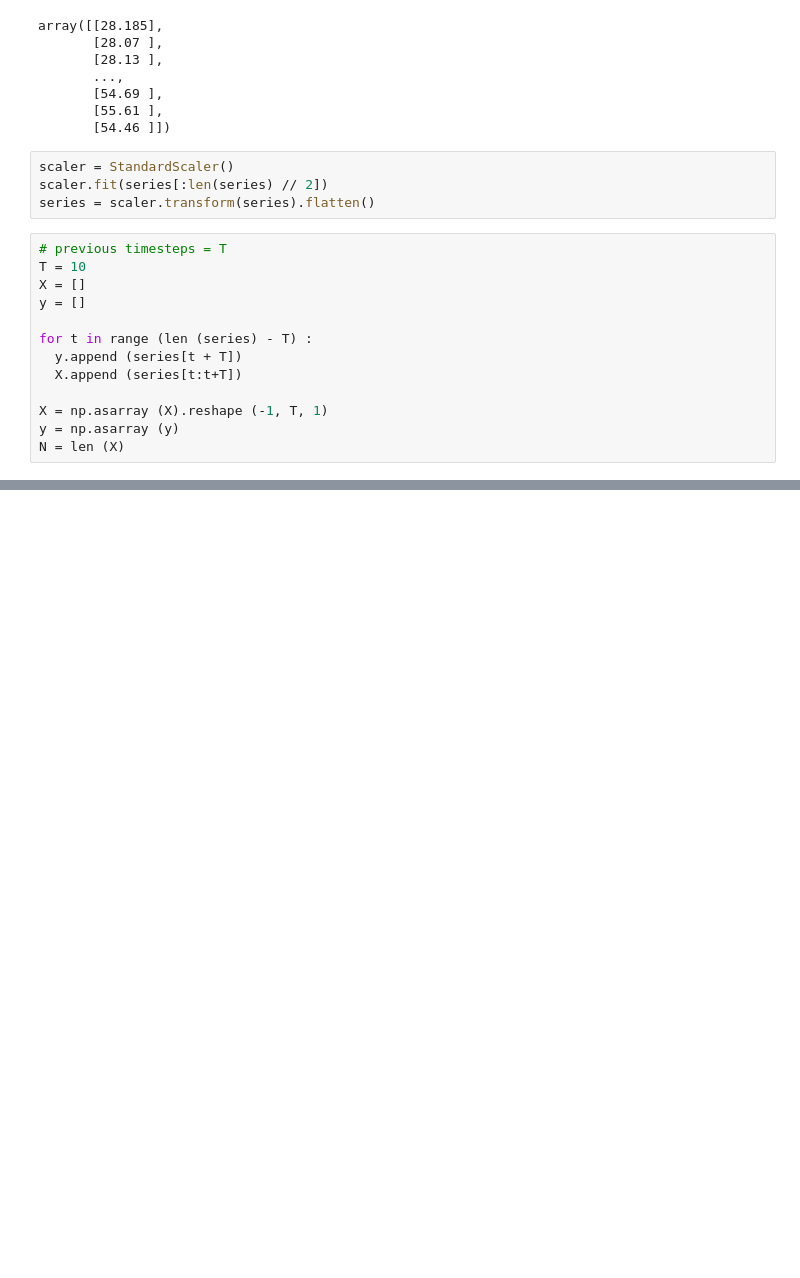
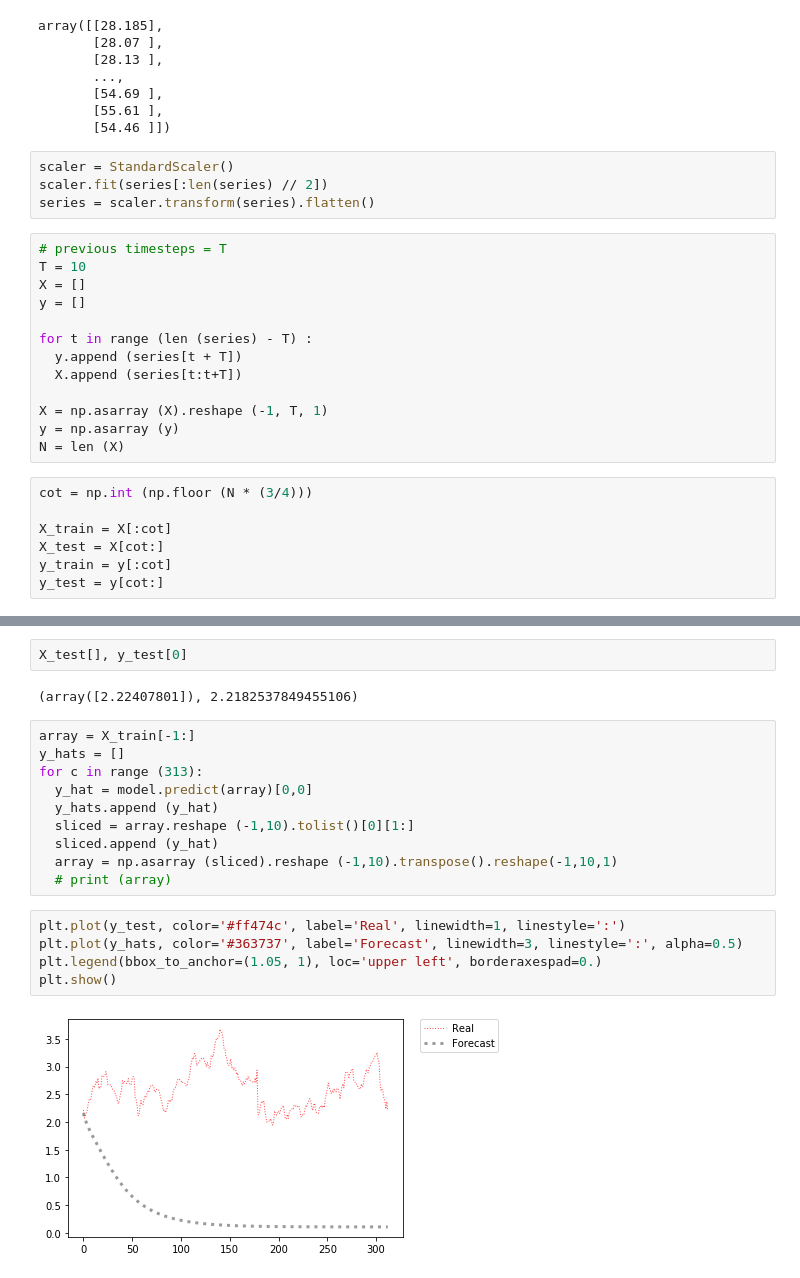
Before and after one commit to LeonVillanueva/CoLab, a Jupyter notebook: Google_CoLab_LSTM_Stocks_Udemy.ipynb, the cells around one changed output, grey strips where cells are left out. Cells and saved outputs as stored; diff of their text form; blank space fills up the shorter version.

```diff
--- a/Google_CoLab_LSTM_Stocks_Udemy.ipynb
+++ b/Google_CoLab_LSTM_Stocks_Udemy.ipynb
@@ -71,3 +71,10 @@ for t in range (len (series) - T) :
 X = np.asarray (X).reshape (-1, T, 1)
 y = np.asarray (y)
 N = len (X)
+# %%
+cot = np.int (np.floor (N * (3/4)))
+
+X_train = X[:cot]
+X_test = X[cot:]
+y_train = y[:cot]
+y_test = y[cot:]
@@ -73,0 +114,21 @@ N = len (X)
+# %%
+X_test[], y_test[0]
+# %% [output]
+(array([2.22407801]), 2.2182537849455106)
+# %%
+array = X_train[-1:]
+y_hats = []
+for c in range (313):
+  y_hat = model.predict(array)[0,0]
+  y_hats.append (y_hat)
+  sliced = array.reshape (-1,10).tolist()[0][1:]
+  sliced.append (y_hat)
+  array = np.asarray (sliced).reshape (-1,10).transpose().reshape(-1,10,1)
+  # print (array)
+# %%
+plt.plot(y_test, color='#ff474c', label='Real', linewidth=1, linestyle=':')
+plt.plot(y_hats, color='#363737', label='Forecast', linewidth=3, linestyle=':', alpha=0.5)
+plt.legend(bbox_to_anchor=(1.05, 1), loc='upper left', borderaxespad=0.)
+plt.show()
+# %% [output]
+[figure, added]
```
Also changed, not shown: parts of 10 cells of this notebook.
